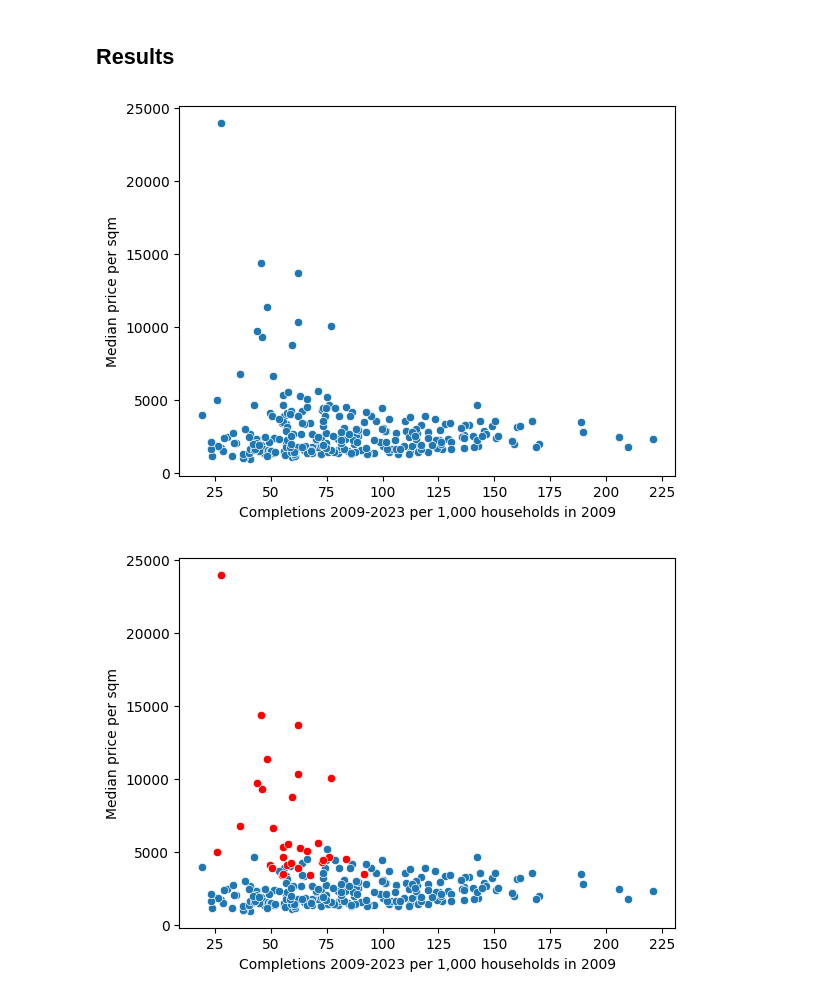
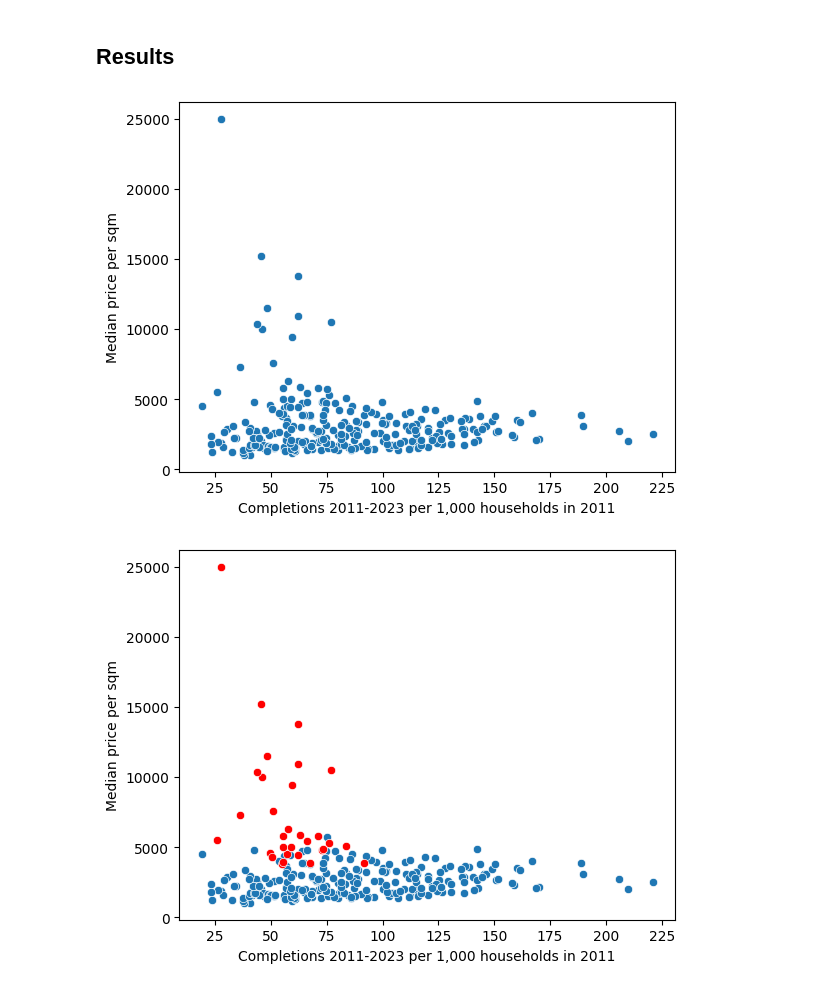
Before and after one commit to jamierumbelow/housing-completions-vs-price-per-square-metre-by-local-authority, a Jupyter notebook: main.ipynb, the cells around one changed output. Drawn from its saved outputs; the diff is of its cells as text; code cells hidden in the pictures.

Commit message:
completions from 2011

```diff
--- a/main.ipynb
+++ b/main.ipynb
@@ -80,10 +80,10 @@ Once pre-processed, we'll get the median value.
 english_prices_df = raw_prices_df[raw_prices_df['Region/Country code'].str.startswith('E')]
 
 columns_to_drop = ['Region/Country code', 'Region/Country name', 'Local authority name', 'Year ending Dec 1995']
-for year in range(1996, 2009):
+for year in range(1996, 2012):
     for month in ['Mar', 'Jun', 'Sep', 'Dec']:
         columns_to_drop.append(f'Year ending {month} {year}')
-for year in range(2009, 2024):
+for year in range(2012, 2024):
     for month in ['Mar', 'Jun', 'Sep']:
         columns_to_drop.append(f'Year ending {month} {year}')
 
@@ -135,16 +135,16 @@ processed_df = completions_per_1000_households_df[[REGION_NAME, AUTHORITY_KEY, A
 ## Results
 # %%
 sns.scatterplot(x='completions_per_1000_households', y='median_price_per_sqm', data=processed_df)
-plt.xlabel('Completions 2009-2023 per 1,000 households in 2009')
+plt.xlabel('Completions 2011-2023 per 1,000 households in 2011')
 plt.ylabel('Median price per sqm')
 plt.show()
 # %% [output]
-[figure, old version]
+[figure, new version]
 # %%
 sns.scatterplot(x='completions_per_1000_households', y='median_price_per_sqm', data=processed_df[processed_df[REGION_NAME] != 'London'])
 sns.scatterplot(x='completions_per_1000_households', y='median_price_per_sqm', color='red', data=processed_df[processed_df[REGION_NAME] == 'London'])
-plt.xlabel('Completions 2009-2023 per 1,000 households in 2009')
+plt.xlabel('Completions 2011-2023 per 1,000 households in 2011')
 plt.ylabel('Median price per sqm')
 plt.show()
 # %% [output]
-[figure, old version]
+[figure, new version]
```
